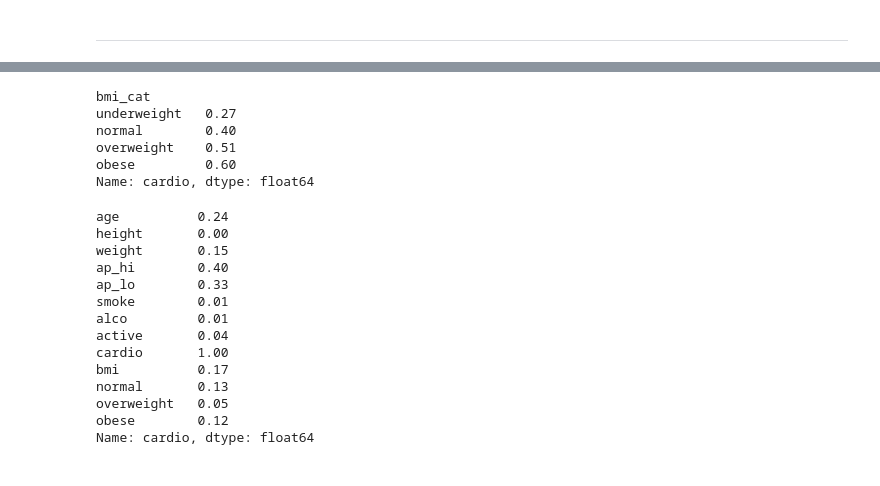
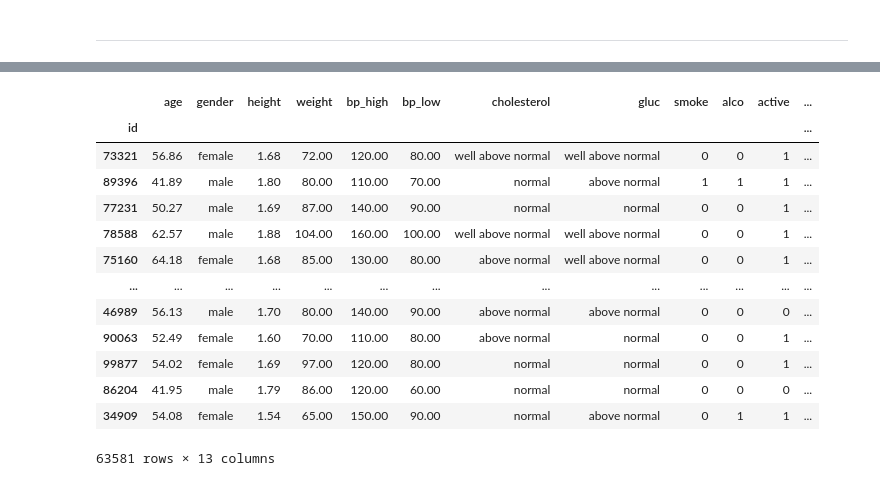
Before and after one commit to ykfarhan/cardiac-disease-detection, a Jupyter notebook: data_cleaning_cardiac.ipynb, the cells around one changed output, grey strips where cells are left out. Drawn from its saved outputs; the diff is of its cells as text; code cells hidden in the pictures.

```diff
--- a/data_cleaning_cardiac.ipynb
+++ b/data_cleaning_cardiac.ipynb
@@ -268,4 +282,0 @@ Name: age, dtype: float64
-# %%
-df['bmi_cat'] = pd.cut(df['bmi'], right= False, bins = [0,18.5,25,30,36],
-                       labels=['underweight','normal','overweight','obese'])
-df['bmi_cat'].value_counts(dropna = False)
@@ -288,9 +282,0 @@ df.head()
-# %%
-df.groupby('bmi_cat')['cardio'].mean()
-# %% [output]
-bmi_cat
-underweight   0.27
-normal        0.40
-overweight    0.51
-obese         0.60
-Name: cardio, dtype: float64
@@ -299,17 +283,17 @@ dummy_df = pd.get_dummies(df, columns=['bmi_cat'], prefix = '', prefix_sep = '',
-# %%
-dummy_df.corr().abs()['cardio']
-# %% [output]
-age          0.24
-height       0.00
-weight       0.15
-ap_hi        0.40
-ap_lo        0.33
-smoke        0.01
-alco         0.01
-active       0.04
-cardio       1.00
-bmi          0.17
-normal       0.13
-overweight   0.05
-obese        0.12
-Name: cardio, dtype: float64
+# %%
+shuffled_df = df.iloc[np.random.permutation(len(df))]
+# %% [output]
+|  | age | gender | height | weight | bp_high | bp_low | cholesterol | gluc | smoke | alco | active | ... |
+| id |  |  |  |  |  |  |  |  |  |  |  | ... |
+| 73321 | 56.86 | female | 1.68 | 72.00 | 120.00 | 80.00 | well above normal | well above normal | 0 | 0 | 1 | ... |
+| 89396 | 41.89 | male | 1.80 | 80.00 | 110.00 | 70.00 | normal | above normal | 1 | 1 | 1 | ... |
+| 77231 | 50.27 | male | 1.69 | 87.00 | 140.00 | 90.00 | normal | normal | 0 | 0 | 1 | ... |
+| 78588 | 62.57 | male | 1.88 | 104.00 | 160.00 | 100.00 | well above normal | well above normal | 0 | 0 | 1 | ... |
+| 75160 | 64.18 | female | 1.68 | 85.00 | 130.00 | 80.00 | above normal | well above normal | 0 | 0 | 1 | ... |
+| ... | ... | ... | ... | ... | ... | ... | ... | ... | ... | ... | ... | ... |
+| 46989 | 56.13 | male | 1.70 | 80.00 | 140.00 | 90.00 | above normal | above normal | 0 | 0 | 0 | ... |
+| 90063 | 52.49 | female | 1.60 | 70.00 | 110.00 | 80.00 | above normal | normal | 0 | 0 | 1 | ... |
+| 99877 | 54.02 | female | 1.69 | 97.00 | 120.00 | 80.00 | normal | normal | 0 | 0 | 1 | ... |
+| 86204 | 41.95 | male | 1.79 | 86.00 | 120.00 | 60.00 | normal | normal | 0 | 0 | 0 | ... |
+| 34909 | 54.08 | female | 1.54 | 65.00 | 150.00 | 90.00 | normal | above normal | 0 | 1 | 1 | ... |
+63581 rows × 13 columns
```
Also changed, not shown: parts of 10 cells of this notebook.
